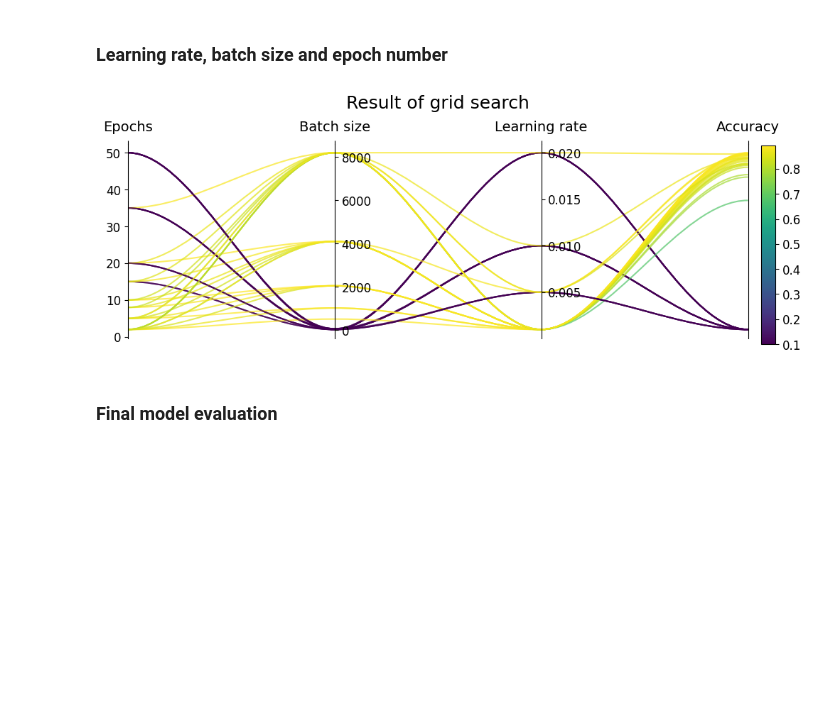
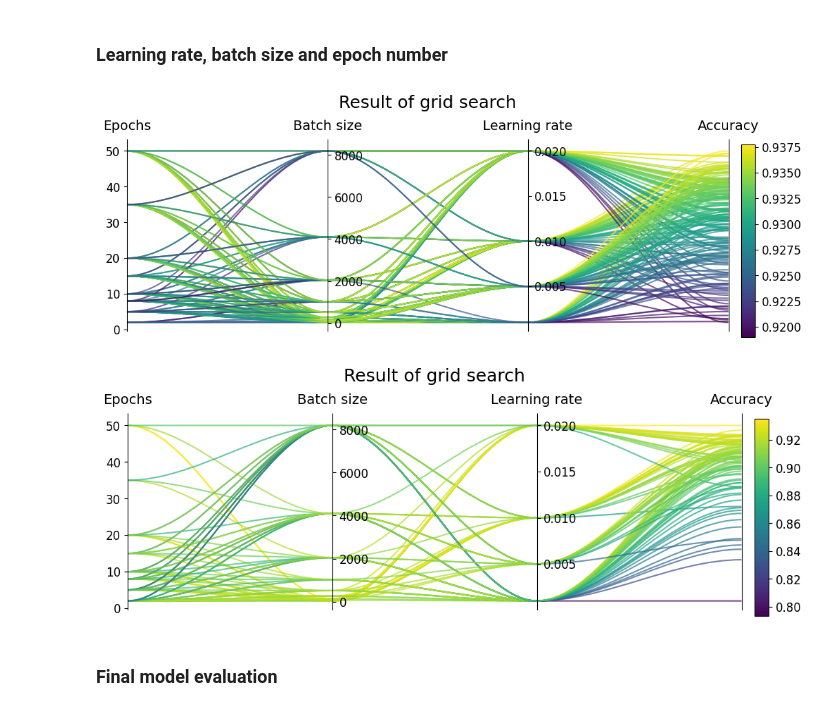
Before and after one commit to jonatanwins/Project3_FYS_STK4155, a Jupyter notebook: Runs/a_multinomial.ipynb, the cells around one changed output. Cells and saved outputs as stored; diff of their text form; code cells hidden in the pictures; blank space fills up the shorter version.

```diff
--- a/Runs/a_multinomial.ipynb
+++ b/Runs/a_multinomial.ipynb
@@ -180,29 +180,51 @@ result_filepath = "Results/multinomial_28.json"
 # %%
 run_list = load_run_from_file(result_filepath)
 
 
 data = {
     "Epochs": [],
     "Batch size": [],
     "Learning rate": [],
     # "Regularisation": [],
     "Accuracy": [],
 }
 
 for run in run_list:
 
     ## TODO HANDLE
-    if run["test_accuracy"] <= 0.9:
+    if run["test_accuracy"] >= 0.92:
 
         data["Epochs"].append(run["epochs"])
         data["Batch size"].append(run["batch_size"])
         data["Learning rate"].append(run["lr"])
         # data["Regularisation"].append(run["lam"])
         data["Accuracy"].append(run["train_accuracy"])
 
 plot_grid_search_result(data)
+
+data = {
+    "Epochs": [],
+    "Batch size": [],
+    "Learning rate": [],
+    # "Regularisation": [],
+    "Accuracy": [],
+}
+
+for run in run_list:
+
+    ## TODO HANDLE
+    if run["test_accuracy"] <= 0.92 and run["test_accuracy"] >= 0.8:
+
+        data["Epochs"].append(run["epochs"])
+        data["Batch size"].append(run["batch_size"])
+        data["Learning rate"].append(run["lr"])
+        # data["Regularisation"].append(run["lam"])
+        data["Accuracy"].append(run["train_accuracy"])
+
+plot_grid_search_result(data)
 # %% [output]
-[figure, old version]
+[figure, new version]
+[figure, added]
 # %% [markdown]
 ### Final model evaluation
 # %%
```
Also changed, not shown: parts of 3 cells of this notebook, 5 other files.
